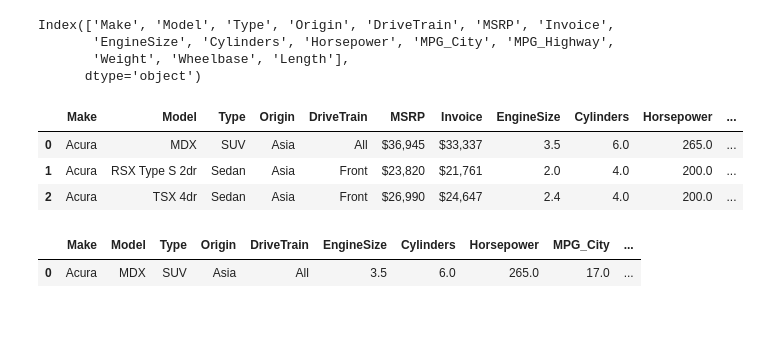
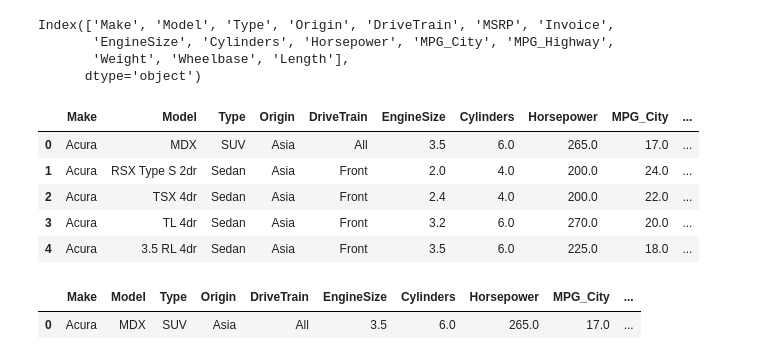
Before and after one commit to Sureshhere/MLDS-programs, a Jupyter notebook: Week_1_1.1.ipynb, the cells around one changed output. Cells and saved outputs as stored; diff of their text form; code cells hidden in the pictures; blank space fills up the shorter version.

```diff
--- a/Week_1_1.1.ipynb
+++ b/Week_1_1.1.ipynb
@@ -27,12 +47,14 @@ Index(['Make', 'Model', 'Type', 'Origin', 'DriveTrain', 'MSRP', 'Invoice',
        'Weight', 'Wheelbase', 'Length'],
       dtype='object')
 # %%
-cars.head(3)
+cars.head()
 # %% [output]
-|  | Make | Model | Type | Origin | DriveTrain | MSRP | Invoice | EngineSize | Cylinders | Horsepower | ... |
-| 0 | Acura | MDX | SUV | Asia | All | $36,945 | $33,337 | 3.5 | 6.0 | 265.0 | ... |
-| 1 | Acura | RSX Type S 2dr | Sedan | Asia | Front | $23,820 | $21,761 | 2.0 | 4.0 | 200.0 | ... |
-| 2 | Acura | TSX 4dr | Sedan | Asia | Front | $26,990 | $24,647 | 2.4 | 4.0 | 200.0 | ... |
+|  | Make | Model | Type | Origin | DriveTrain | EngineSize | Cylinders | Horsepower | MPG_City | ... |
+| 0 | Acura | MDX | SUV | Asia | All | 3.5 | 6.0 | 265.0 | 17.0 | ... |
+| 1 | Acura | RSX Type S 2dr | Sedan | Asia | Front | 2.0 | 4.0 | 200.0 | 24.0 | ... |
+| 2 | Acura | TSX 4dr | Sedan | Asia | Front | 2.4 | 4.0 | 200.0 | 22.0 | ... |
+| 3 | Acura | TL 4dr | Sedan | Asia | Front | 3.2 | 6.0 | 270.0 | 20.0 | ... |
+| 4 | Acura | 3.5 RL 4dr | Sedan | Asia | Front | 3.5 | 6.0 | 225.0 | 18.0 | ... |
 # %%
 # remove unimportant cols: MSRP, Invoice
 cars = cars.drop(['MSRP', 'Invoice'], axis=1)
```
Also changed, not shown: parts of 2 cells of this notebook, 9 other files.
